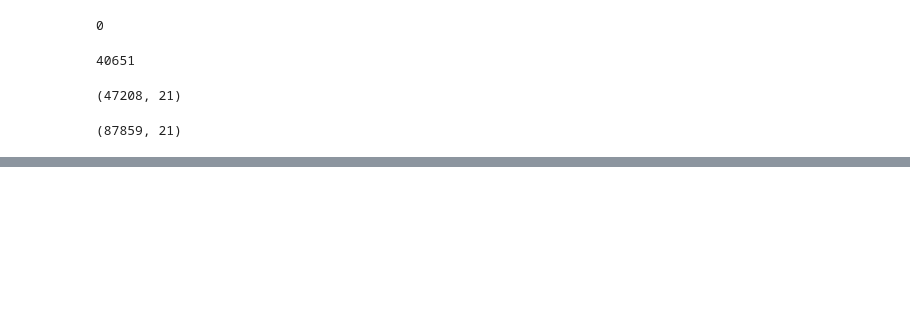
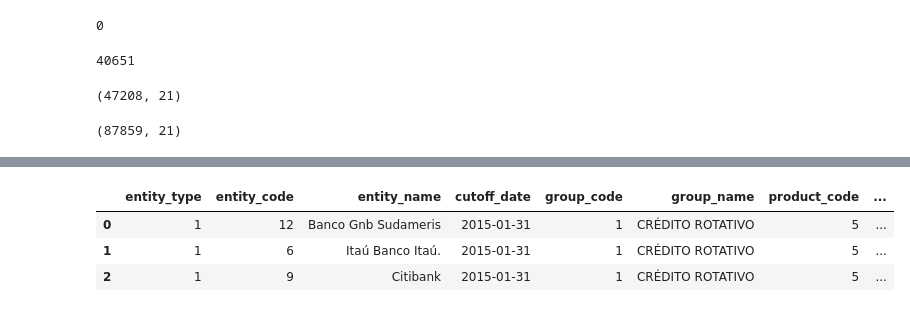
Before and after one commit to Richard-Aguirre/credit-risk-berka, a Jupyter notebook: notebooks/05_colombia_cleaning.ipynb, the cells around one changed output, grey strips where cells are left out. Drawn from its saved outputs; the diff is of its cells as text; code cells hidden in the pictures; blank space fills up the shorter version.

```diff
--- a/notebooks/05_colombia_cleaning.ipynb
+++ b/notebooks/05_colombia_cleaning.ipynb
@@ -233,0 +266,37 @@ df_clean.shape
+# %%
+CREDIT_TYPES = {
+    "1": "consumer",
+    "2": "consumer",
+    "3": "consumer",
+    "4": "consumer",
+    "5": "consumer",
+    "6": "consumer",
+    "7": "microcredit",
+    "8": "microcredit",
+    "9": "housing",
+    "10": "housing",
+    "11": "housing",
+    "12": "housing",
+    "13": "housing",
+    "14": "housing",
+    "15": "housing",
+    "16": "housing",
+    "17": "housing",
+    "18": "housing",
+    "19": "commercial",
+    "20": "commercial",
+    "21": "commercial",
+    "22": "commercial",
+    "23": "commercial",
+    "24": "commercial",
+    "25": "commercial",
+    "26": "commercial",
+    "27": "commercial",
+    "28": "commercial",
+    "29": "consumer",
+    "30": "consumer",
+    "31": "housing",
+    "32": "housing"
+}
+# %%
+df_clean["credit_type"] = df_clean["group_code"].map(CREDIT_TYPES)
@@ -233,0 +316,7 @@ df_clean.shape
+# %%
+df_clean.head(3)
+# %% [output]
+|  | entity_type | entity_code | entity_name | cutoff_date | group_code | group_name | product_code | ... |
+| 0 | 1 | 12 | Banco Gnb Sudameris | 2015-01-31 | 1 | CRÉDITO ROTATIVO | 5 | ... |
+| 1 | 1 | 6 | Itaú Banco Itaú. | 2015-01-31 | 1 | CRÉDITO ROTATIVO | 5 | ... |
+| 2 | 1 | 9 | Citibank | 2015-01-31 | 1 | CRÉDITO ROTATIVO | 5 | ... |
```
Also changed, not shown: parts of 5 cells of this notebook.
